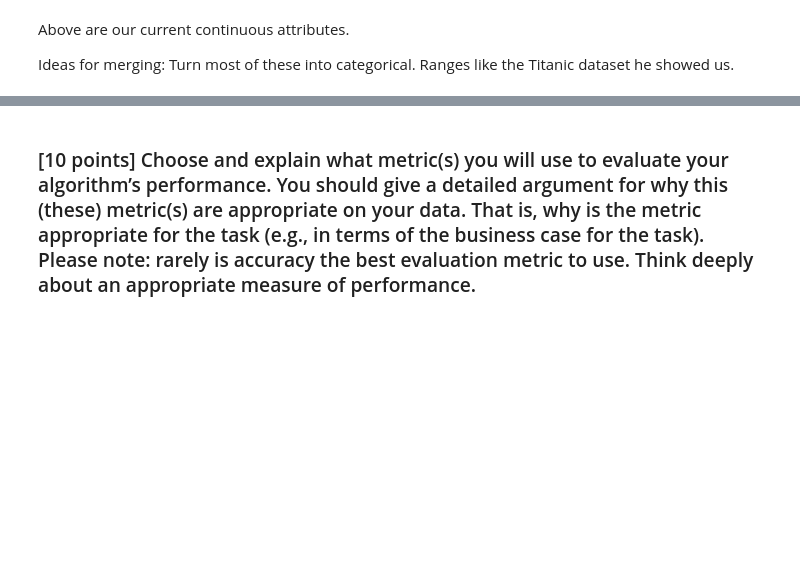
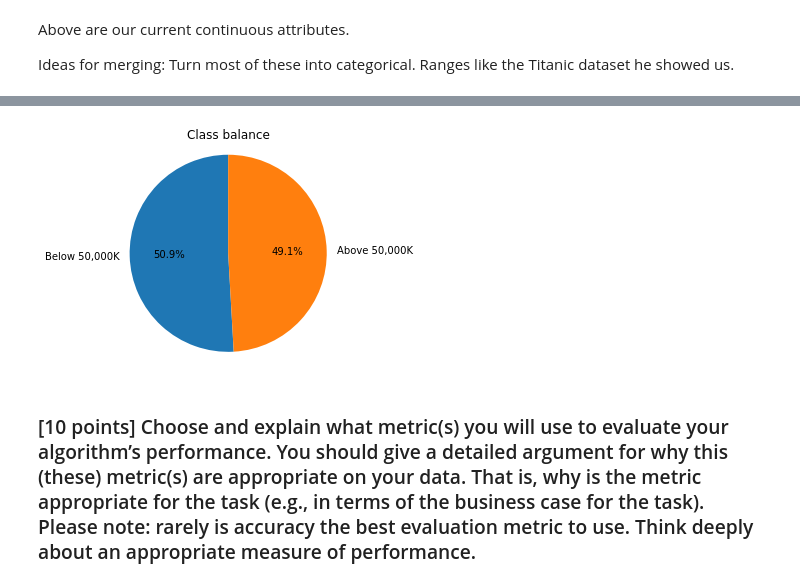
Before and after one commit to LukeWood/Tensorflow-Wide-and-Deep, a Jupyter notebook: Lab7-justin.ipynb, the cells around one changed output, grey strips where cells are left out. Cells and saved outputs as stored; diff of their text form; code cells hidden in the pictures; blank space fills up the shorter version.

```diff
--- a/Lab7-justin.ipynb
+++ b/Lab7-justin.ipynb
@@ -157,3 +183,13 @@ Turn most of these into categorical. Ranges like the Titanic dataset he showed u
+# %%
+labels = ['Below 50,000K', 'Above 50,000K']
+sizes = np.bincount(df['income'].values)
+
+plt.pie(sizes, labels=labels, startangle=90, autopct='%1.1f%%')
+plt.axis('equal')
+plt.title('Class balance')
+plt.show()
+# %% [output]
+[figure, added]
 # %% [markdown]
 ### [10 points] Choose and explain what metric(s) you will use to evaluate your algorithm’s performance. You should give a detailed argument for why this (these) metric(s) are appropriate on your data. That is, why is the metric appropriate for the task (e.g., in terms of the business case for the task). Please note: rarely is accuracy the best evaluation metric to use. Think deeply about an appropriate measure of performance.
 # %%
```
Also changed, not shown: parts of 5 cells of this notebook.
